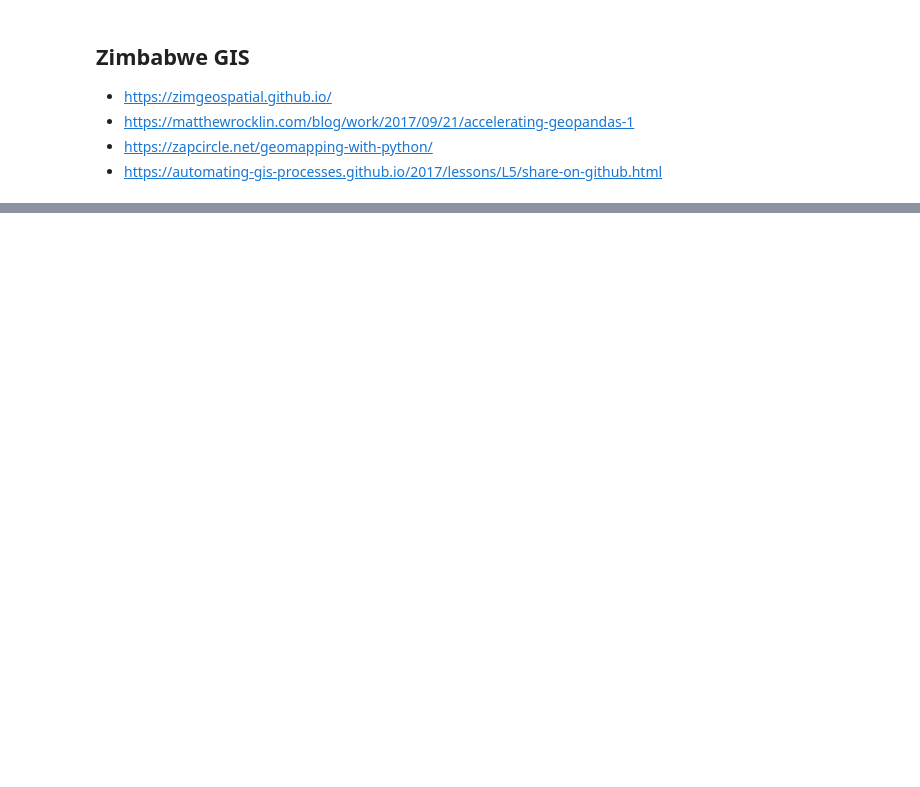
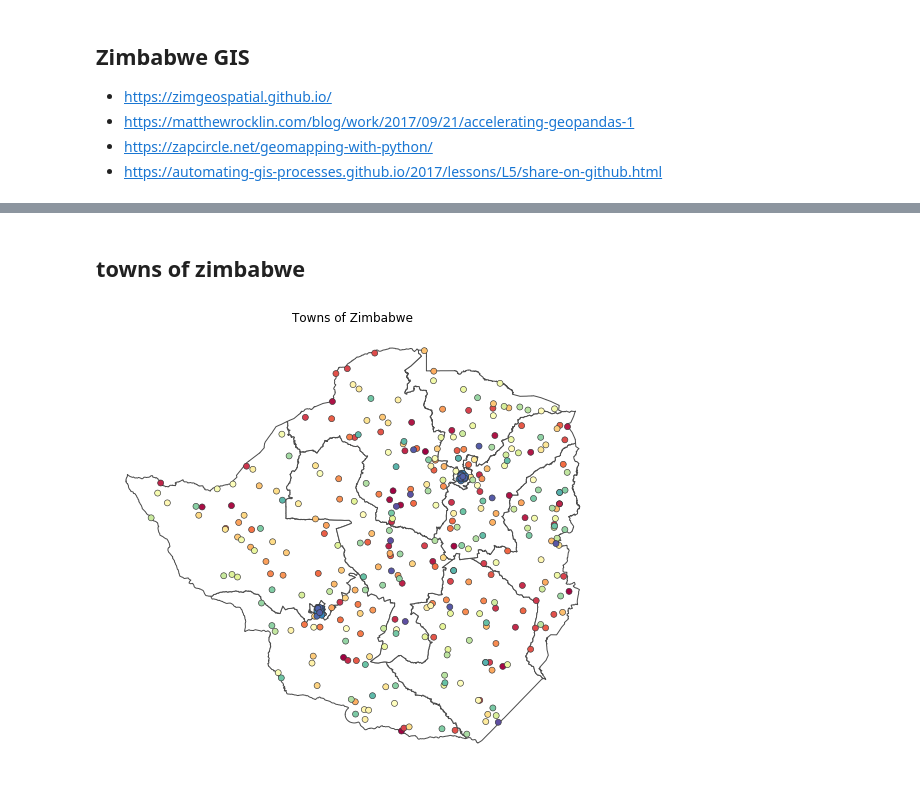
Before and after one commit to dmnfarrell/zimgeo, a Jupyter notebook: maps1.ipynb, the cells around one changed output, grey strips where cells are left out. Drawn from its saved outputs; the diff is of its cells as text; code cells hidden in the pictures; blank space fills up the shorter version.

```diff
--- a/maps1.ipynb
+++ b/maps1.ipynb
@@ -45,0 +114,13 @@ def merc(Coords):
+# %% [markdown]
+## towns of zimbabwe
+# %%
+towns=gpd.read_file('data/Final_Zimbabwe_Towns_Version01.shp')
+towns.to_csv('data/zwe_towns.csv')
+fig, ax = plt.subplots(1, figsize=(14,8))
+prov.plot(ax=ax, color='w', edgecolor='0.3')
+towns.plot(cmap='Spectral',linewidth=.6, edgecolor='0.2', ax=ax)
+ax.axis('off')
+plt.title('Towns of Zimbabwe')
+plt.savefig('images/zim_towns.png',dpi=200)
+# %% [output]
+[figure, added]
```
Also changed, not shown: parts of 27 cells of this notebook, 30 other files.
